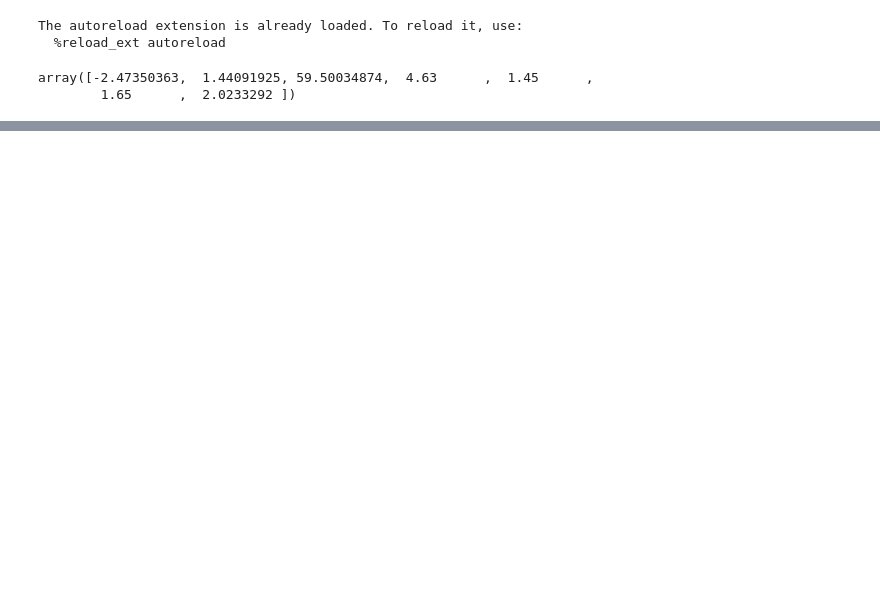
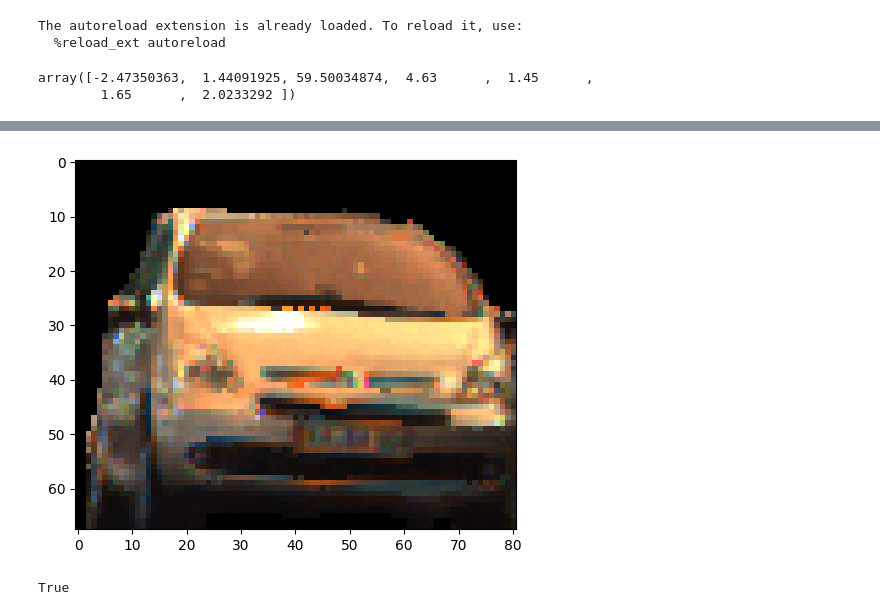
Before and after one commit to romantic-black/DID-M3D, a Jupyter notebook: notebooks/inpaint.ipynb, the cells around one changed output, grey strips where cells are left out. Saved outputs shown, nothing was run; the diff lists cells and outputs as text; code cells hidden in the pictures; blank space fills up the shorter version.

```diff
--- a/notebooks/inpaint.ipynb
+++ b/notebooks/inpaint.ipynb
@@ -53,0 +89,9 @@ array([-2.47350363,  1.44091925, 59.50034874,  4.63      ,  1.45      ,
+# %%
+revise_image = cv2.inpaint(test_image, mask, 3, cv2.INPAINT_NS)
+plt_show(revise_image)
+# %% [output]
+[figure, added]
+# %%
+cv2.imwrite("i.png", cv2.cvtColor(revise_image, cv2.COLOR_BGR2RGB))
+# %% [output]
+True
```
Also changed, not shown: parts of 3 cells of this notebook, 3 other files.
